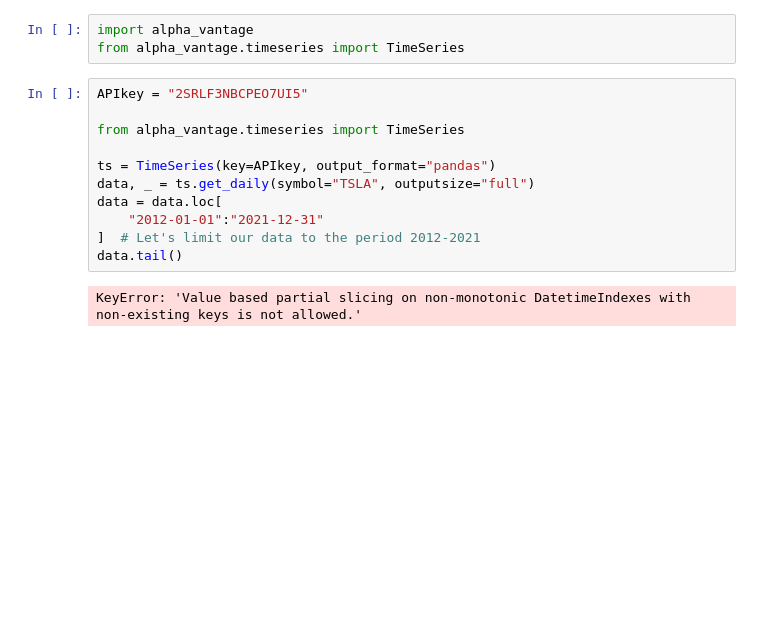
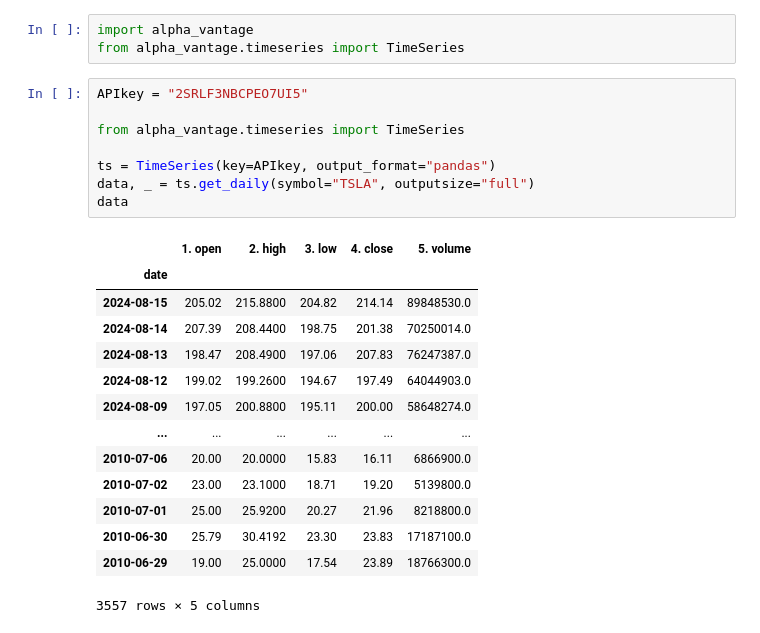
Before and after one commit to adevrent/WQU_DP, a Jupyter notebook: week_5/week_5.ipynb, the cells around one changed output. Cells and saved outputs as stored; diff of their text form; blank space fills up the shorter version.

```diff
--- a/week_5/week_5.ipynb
+++ b/week_5/week_5.ipynb
@@ -4,13 +4,23 @@ from alpha_vantage.timeseries import TimeSeries
 # %%
 APIkey = "2SRLF3NBCPEO7UI5"
 
 from alpha_vantage.timeseries import TimeSeries
 
 ts = TimeSeries(key=APIkey, output_format="pandas")
 data, _ = ts.get_daily(symbol="TSLA", outputsize="full")
-data = data.loc[
-    "2012-01-01":"2021-12-31"
-]  # Let's limit our data to the period 2012-2021
-data.tail()
+data
 # %% [output]
+|  | 1. open | 2. high | 3. low | 4. close | 5. volume |
+| date |  |  |  |  |  |
+| 2024-08-15 | 205.02 | 215.8800 | 204.82 | 214.14 | 89848530.0 |
+| 2024-08-14 | 207.39 | 208.4400 | 198.75 | 201.38 | 70250014.0 |
+| 2024-08-13 | 198.47 | 208.4900 | 197.06 | 207.83 | 76247387.0 |
+| 2024-08-12 | 199.02 | 199.2600 | 194.67 | 197.49 | 64044903.0 |
+| 2024-08-09 | 197.05 | 200.8800 | 195.11 | 200.00 | 58648274.0 |
+| ... | ... | ... | ... | ... | ... |
+| 2010-07-06 | 20.00 | 20.0000 | 15.83 | 16.11 | 6866900.0 |
+| 2010-07-02 | 23.00 | 23.1000 | 18.71 | 19.20 | 5139800.0 |
+| 2010-07-01 | 25.00 | 25.9200 | 20.27 | 21.96 | 8218800.0 |
+| 2010-06-30 | 25.79 | 30.4192 | 23.30 | 23.83 | 17187100.0 |
+| 2010-06-29 | 19.00 | 25.0000 | 17.54 | 23.89 | 18766300.0 |
-KeyError: 'Value based partial slicing on non-monotonic DatetimeIndexes with non-existing keys is not allowed.'
+3557 rows × 5 columns
```
Also changed, not shown: parts of 11 cells of this notebook.
